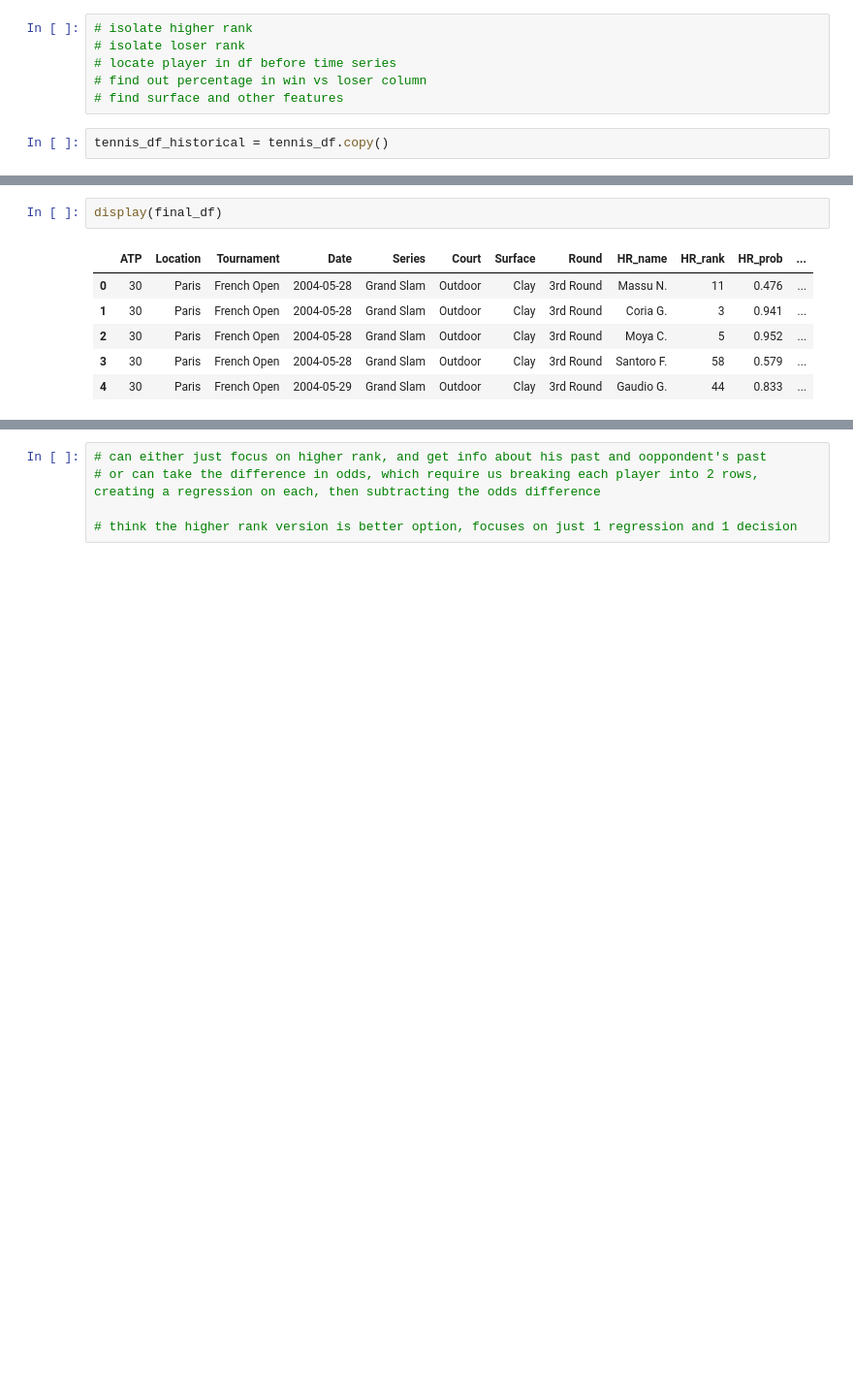
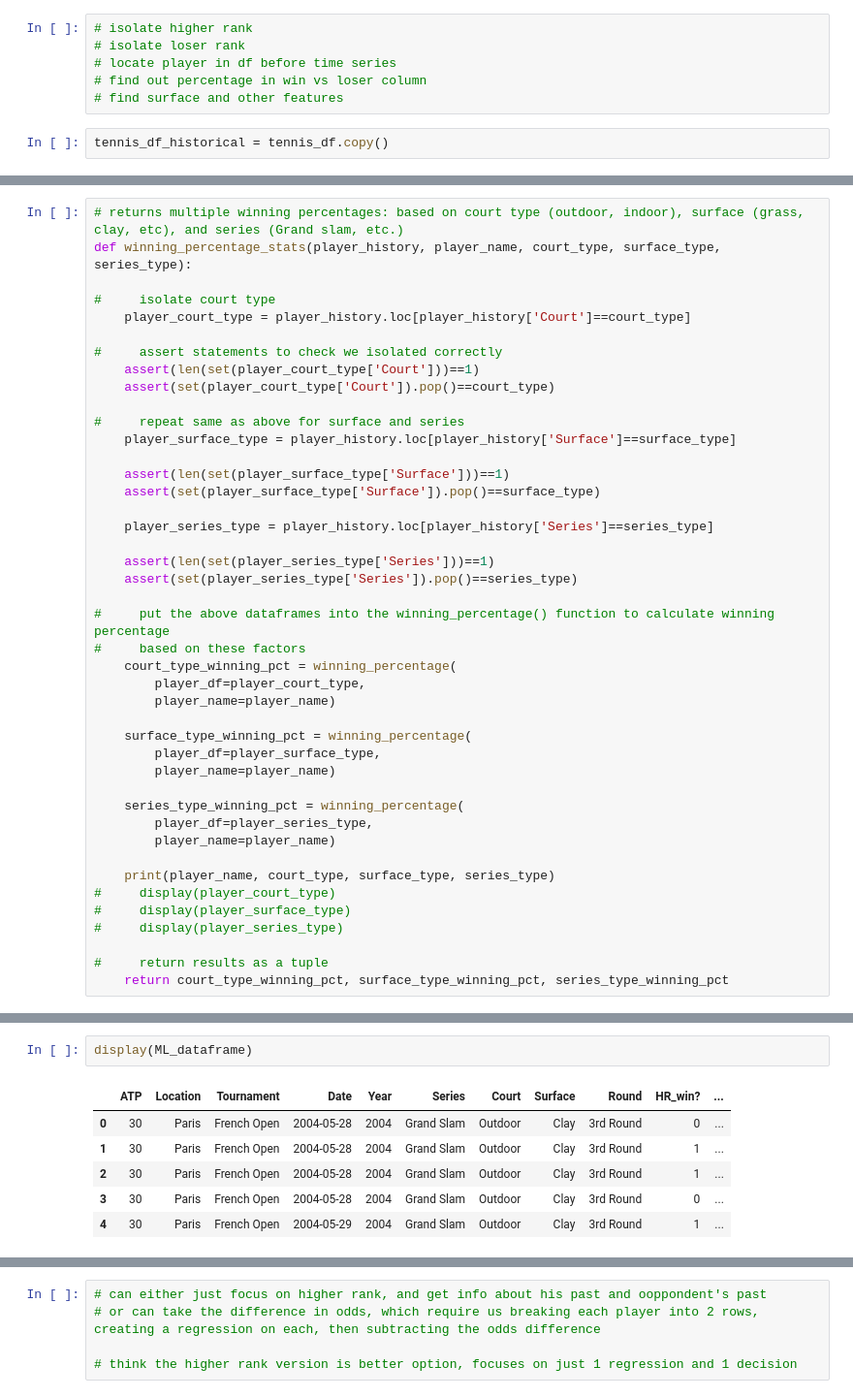
Before and after one commit to rielaben/Tennis_Modeling, a Jupyter notebook: data_aggregating.ipynb, the cells around one changed output, grey strips where cells are left out. Shown at 97% size. Saved outputs shown, nothing was run; the diff lists cells and outputs as text; blank space fills up the shorter version.

```diff
--- a/data_aggregating.ipynb
+++ b/data_aggregating.ipynb
@@ -221,0 +263,43 @@ tennis_df_historical = tennis_df.copy()
+# %%
+# returns multiple winning percentages: based on court type (outdoor, indoor), surface (grass, clay, etc), and series (Grand slam, etc.)
+def winning_percentage_stats(player_history, player_name, court_type, surface_type, series_type):
+
+#     isolate court type
+    player_court_type = player_history.loc[player_history['Court']==court_type]
+
+#     assert statements to check we isolated correctly
+    assert(len(set(player_court_type['Court']))==1)
+    assert(set(player_court_type['Court']).pop()==court_type)
+
+#     repeat same as above for surface and series
+    player_surface_type = player_history.loc[player_history['Surface']==surface_type]
+
+    assert(len(set(player_surface_type['Surface']))==1)
+    assert(set(player_surface_type['Surface']).pop()==surface_type)
+
+    player_series_type = player_history.loc[player_history['Series']==series_type]
+
+    assert(len(set(player_series_type['Series']))==1)
+    assert(set(player_series_type['Series']).pop()==series_type)
+
+#     put the above dataframes into the winning_percentage() function to calculate winning percentage
+#     based on these factors
+    court_type_winning_pct = winning_percentage(
+        player_df=player_court_type,
+        player_name=player_name)
+
+    surface_type_winning_pct = winning_percentage(
+        player_df=player_surface_type,
+        player_name=player_name)
+
+    series_type_winning_pct = winning_percentage(
+        player_df=player_series_type,
+        player_name=player_name)
+
+    print(player_name, court_type, surface_type, series_type)
+#     display(player_court_type)
+#     display(player_surface_type)
+#     display(player_series_type)
+
+#     return results as a tuple
+    return court_type_winning_pct, surface_type_winning_pct, series_type_winning_pct
@@ -358,9 +537,9 @@ Santoro F.
 # %%
-display(final_df)
+display(ML_dataframe)
 # %% [output]
-|  | ATP | Location | Tournament | Date | Series | Court | Surface | Round | HR_name | HR_rank | HR_prob | ... |
-| 0 | 30 | Paris | French Open | 2004-05-28 | Grand Slam | Outdoor | Clay | 3rd Round | Massu N. | 11 | 0.476 | ... |
-| 1 | 30 | Paris | French Open | 2004-05-28 | Grand Slam | Outdoor | Clay | 3rd Round | Coria G. | 3 | 0.941 | ... |
-| 2 | 30 | Paris | French Open | 2004-05-28 | Grand Slam | Outdoor | Clay | 3rd Round | Moya C. | 5 | 0.952 | ... |
-| 3 | 30 | Paris | French Open | 2004-05-28 | Grand Slam | Outdoor | Clay | 3rd Round | Santoro F. | 58 | 0.579 | ... |
-| 4 | 30 | Paris | French Open | 2004-05-29 | Grand Slam | Outdoor | Clay | 3rd Round | Gaudio G. | 44 | 0.833 | ... |
+|  | ATP | Location | Tournament | Date | Year | Series | Court | Surface | Round | HR_win? | ... |
+| 0 | 30 | Paris | French Open | 2004-05-28 | 2004 | Grand Slam | Outdoor | Clay | 3rd Round | 0 | ... |
+| 1 | 30 | Paris | French Open | 2004-05-28 | 2004 | Grand Slam | Outdoor | Clay | 3rd Round | 1 | ... |
+| 2 | 30 | Paris | French Open | 2004-05-28 | 2004 | Grand Slam | Outdoor | Clay | 3rd Round | 1 | ... |
+| 3 | 30 | Paris | French Open | 2004-05-28 | 2004 | Grand Slam | Outdoor | Clay | 3rd Round | 0 | ... |
+| 4 | 30 | Paris | French Open | 2004-05-29 | 2004 | Grand Slam | Outdoor | Clay | 3rd Round | 1 | ... |
```
Also changed, not shown: parts of 10 cells of this notebook, 1 other file.
